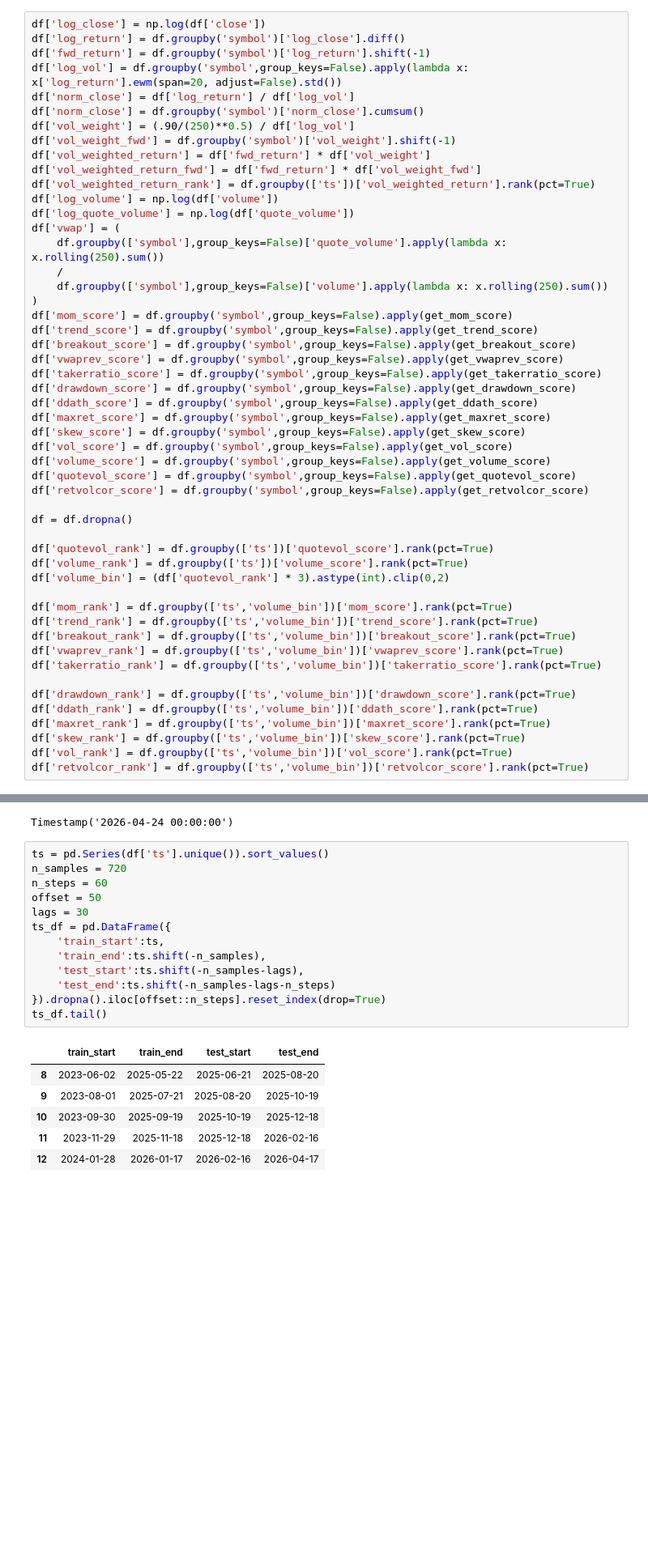
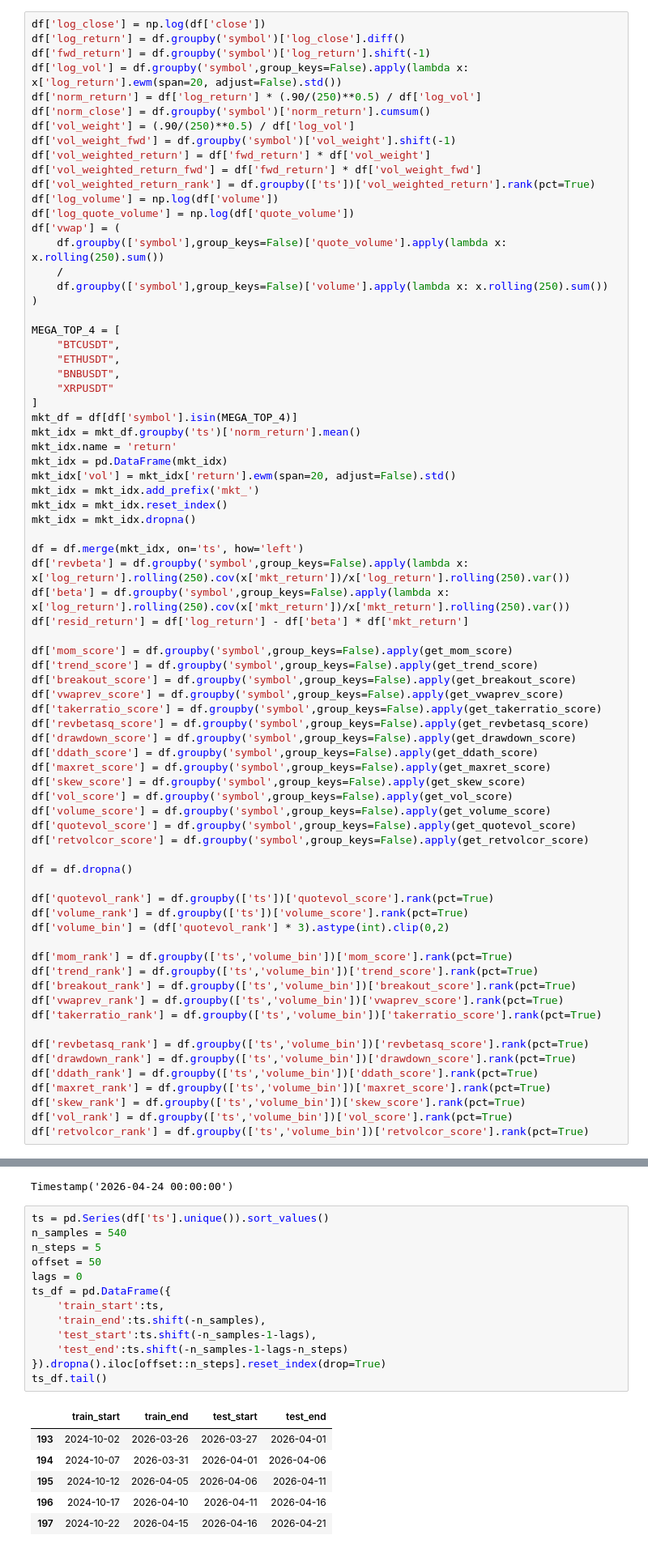
Before and after one commit to kcf1/Multistrat, a Jupyter notebook: strategies/research/double_sort.ipynb, the cells around one changed output, grey strips where cells are left out. Shown at 81% size. Drawn from its saved outputs; the diff is of its cells as text; blank space fills up the shorter version.

```diff
--- a/strategies/research/double_sort.ipynb
+++ b/strategies/research/double_sort.ipynb
@@ -274,8 +298,8 @@ df['log_close'] = np.log(df['close'])
 df['log_return'] = df.groupby('symbol')['log_close'].diff()
 df['fwd_return'] = df.groupby('symbol')['log_return'].shift(-1)
 df['log_vol'] = df.groupby('symbol',group_keys=False).apply(lambda x: x['log_return'].ewm(span=20, adjust=False).std())
-df['norm_close'] = df['log_return'] / df['log_vol']
-df['norm_close'] = df.groupby('symbol')['norm_close'].cumsum()
+df['norm_return'] = df['log_return'] * (.90/(250)**0.5) / df['log_vol']
+df['norm_close'] = df.groupby('symbol')['norm_return'].cumsum()
 df['vol_weight'] = (.90/(250)**0.5) / df['log_vol']
 df['vol_weight_fwd'] = df.groupby('symbol')['vol_weight'].shift(-1)
 df['vol_weighted_return'] = df['fwd_return'] * df['vol_weight']
@@ -288,11 +312,33 @@ df['vwap'] = (
     /
     df.groupby(['symbol'],group_keys=False)['volume'].apply(lambda x: x.rolling(250).sum())
 )
+
+MEGA_TOP_4 = [
+    "BTCUSDT",
+    "ETHUSDT",
+    "BNBUSDT",
+    "XRPUSDT"
+]
+mkt_df = df[df['symbol'].isin(MEGA_TOP_4)]
+mkt_idx = mkt_df.groupby('ts')['norm_return'].mean()
+mkt_idx.name = 'return'
+mkt_idx = pd.DataFrame(mkt_idx)
+mkt_idx['vol'] = mkt_idx['return'].ewm(span=20, adjust=False).std()
+mkt_idx = mkt_idx.add_prefix('mkt_')
+mkt_idx = mkt_idx.reset_index()
+mkt_idx = mkt_idx.dropna()
+
+df = df.merge(mkt_idx, on='ts', how='left')
+df['revbeta'] = df.groupby('symbol',group_keys=False).apply(lambda x: x['log_return'].rolling(250).cov(x['mkt_return'])/x['log_return'].rolling(250).var())
+df['beta'] = df.groupby('symbol',group_keys=False).apply(lambda x: x['log_return'].rolling(250).cov(x['mkt_return'])/x['mkt_return'].rolling(250).var())
+df['resid_return'] = df['log_return'] - df['beta'] * df['mkt_return']
+
 df['mom_score'] = df.groupby('symbol',group_keys=False).apply(get_mom_score)
 df['trend_score'] = df.groupby('symbol',group_keys=False).apply(get_trend_score)
 df['breakout_score'] = df.groupby('symbol',group_keys=False).apply(get_breakout_score)
 df['vwaprev_score'] = df.groupby('symbol',group_keys=False).apply(get_vwaprev_score)
 df['takerratio_score'] = df.groupby('symbol',group_keys=False).apply(get_takerratio_score)
+df['revbetasq_score'] = df.groupby('symbol',group_keys=False).apply(get_revbetasq_score)
 df['drawdown_score'] = df.groupby('symbol',group_keys=False).apply(get_drawdown_score)
 df['ddath_score'] = df.groupby('symbol',group_keys=False).apply(get_ddath_score)
 df['maxret_score'] = df.groupby('symbol',group_keys=False).apply(get_maxret_score)
@@ -314,6 +360,7 @@ df['breakout_rank'] = df.groupby(['ts','volume_bin'])['breakout_score'].rank(pct
 df['vwaprev_rank'] = df.groupby(['ts','volume_bin'])['vwaprev_score'].rank(pct=True)
 df['takerratio_rank'] = df.groupby(['ts','volume_bin'])['takerratio_score'].rank(pct=True)
 
+df['revbetasq_rank'] = df.groupby(['ts','volume_bin'])['revbetasq_score'].rank(pct=True)
 df['drawdown_rank'] = df.groupby(['ts','volume_bin'])['drawdown_score'].rank(pct=True)
 df['ddath_rank'] = df.groupby(['ts','volume_bin'])['ddath_score'].rank(pct=True)
 df['maxret_rank'] = df.groupby(['ts','volume_bin'])['maxret_score'].rank(pct=True)
@@ -688,24 +743,24 @@ df.ts.max()
 Timestamp('2026-04-24 00:00:00')
 # %%
 ts = pd.Series(df['ts'].unique()).sort_values()
-n_samples = 720
-n_steps = 60
+n_samples = 540
+n_steps = 5
 offset = 50
-lags = 30
+lags = 0
 ts_df = pd.DataFrame({
     'train_start':ts,
     'train_end':ts.shift(-n_samples),
-    'test_start':ts.shift(-n_samples-lags),
-    'test_end':ts.shift(-n_samples-lags-n_steps)
+    'test_start':ts.shift(-n_samples-1-lags),
+    'test_end':ts.shift(-n_samples-1-lags-n_steps)
 }).dropna().iloc[offset::n_steps].reset_index(drop=True)
 ts_df.tail()
 # %% [output]
 |  | train_start | train_end | test_start | test_end |
-| 8 | 2023-06-02 | 2025-05-22 | 2025-06-21 | 2025-08-20 |
-| 9 | 2023-08-01 | 2025-07-21 | 2025-08-20 | 2025-10-19 |
-| 10 | 2023-09-30 | 2025-09-19 | 2025-10-19 | 2025-12-18 |
-| 11 | 2023-11-29 | 2025-11-18 | 2025-12-18 | 2026-02-16 |
-| 12 | 2024-01-28 | 2026-01-17 | 2026-02-16 | 2026-04-17 |
+| 193 | 2024-10-02 | 2026-03-26 | 2026-03-27 | 2026-04-01 |
+| 194 | 2024-10-07 | 2026-03-31 | 2026-04-01 | 2026-04-06 |
+| 195 | 2024-10-12 | 2026-04-05 | 2026-04-06 | 2026-04-11 |
+| 196 | 2024-10-17 | 2026-04-10 | 2026-04-11 | 2026-04-16 |
+| 197 | 2024-10-22 | 2026-04-15 | 2026-04-16 | 2026-04-21 |
 # %%
 x_cols = ['mom_rank','trend_rank','breakout_rank','vwaprev_rank','takerratio_rank','vol_rank','volume_rank','quotevol_rank','maxret_rank','skew_rank']
 y_cols = ['ts','symbol','vol_weight','vol_weighted_return','fwd_return']
```
Also changed, not shown: parts of 11 cells of this notebook, 1 other file.
